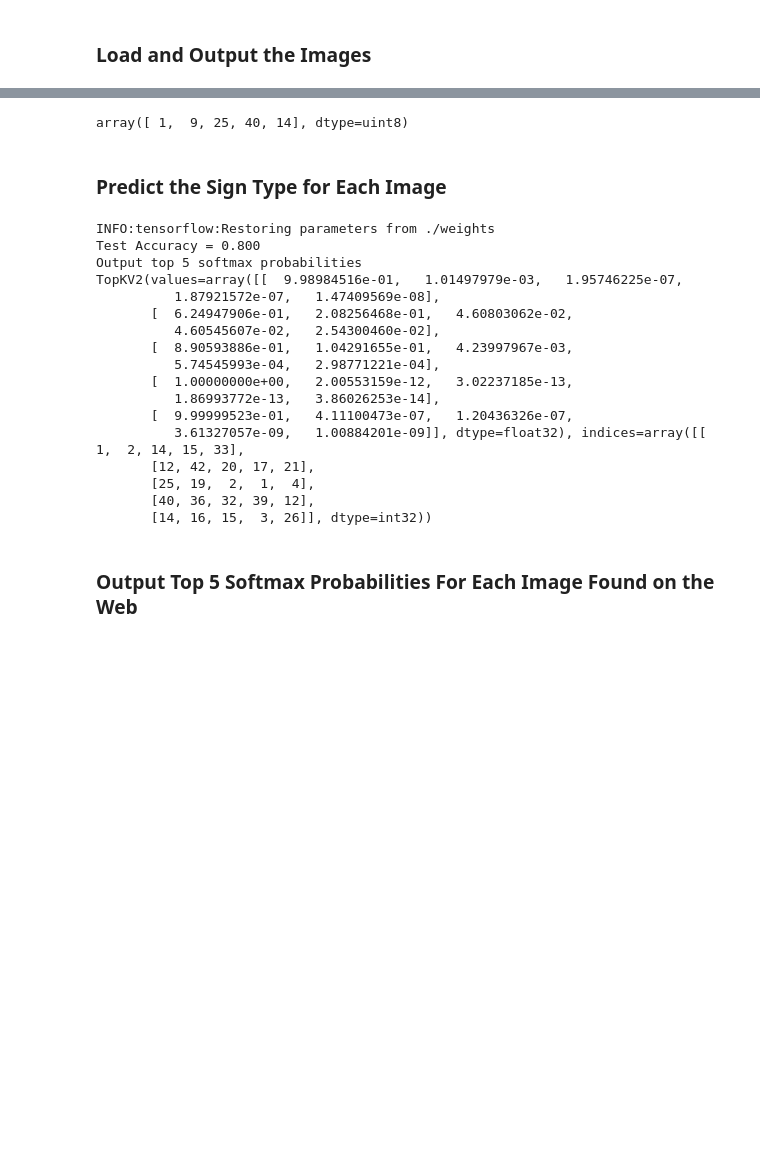
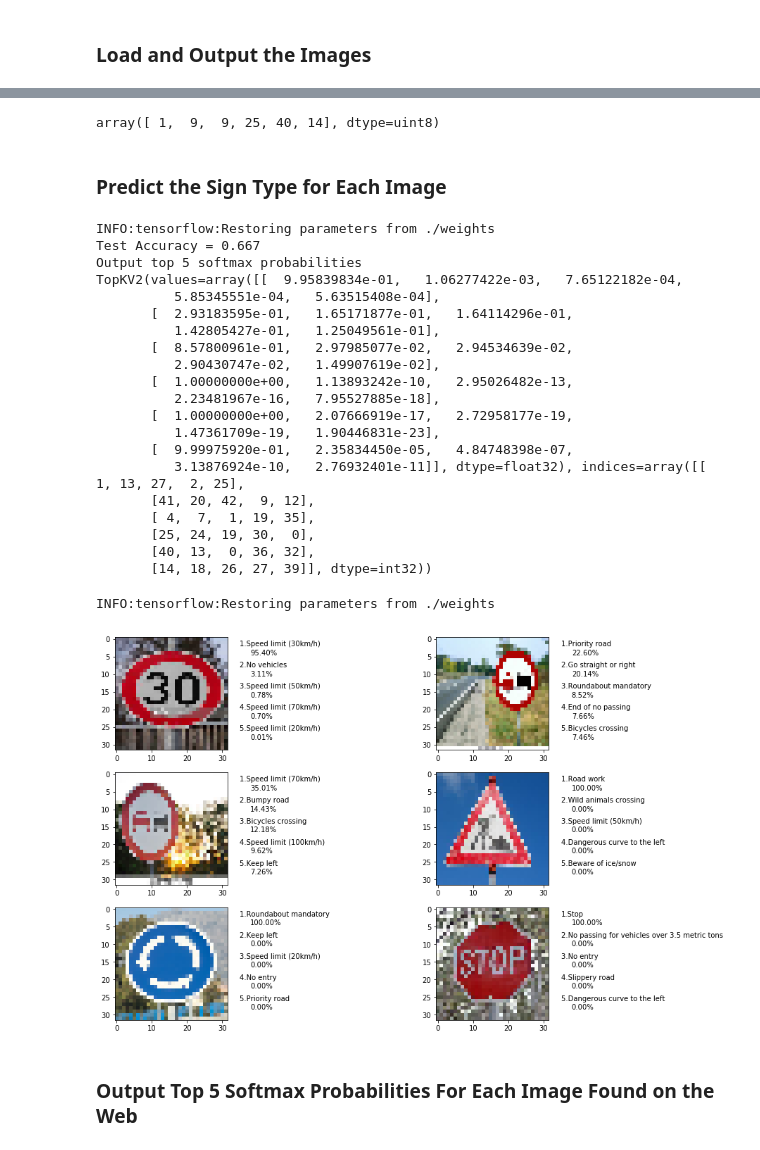
Before and after one commit to mandeep0405/CarND-Traffic-Sign-Classifier-Project, a Jupyter notebook: Traffic_Sign_Classifier.ipynb, the cells around one changed output, grey strips where cells are left out. Cells and saved outputs as stored; diff of their text form; code cells hidden in the pictures; blank space fills up the shorter version.

```diff
--- a/Traffic_Sign_Classifier.ipynb
+++ b/Traffic_Sign_Classifier.ipynb
@@ -453,7 +448,7 @@ plt.show()
 with tf.Session() as sess:
 #First let's load meta graph and restore weights
     saver.restore(sess,tf.train.latest_checkpoint('./'))
-    test_accuracy = evaluate(X_test/255, y_test)
+    test_accuracy = evaluate(X_test, y_test)
     print("Test Accuracy = {:.3f}".format(test_accuracy))
 # %% [output]
 INFO:tensorflow:Restoring parameters from ./weights
@@ -498,10 +494,10 @@ test.shape
 # %%
 ### normalize the images
 test = test/255
-test_y = np.array([1,9,25,40,14],dtype='uint8')
+test_y = np.array([1,9,9,25,40,14],dtype='uint8')
 test_y
 # %% [output]
-array([ 1,  9, 25, 40, 14], dtype=uint8)
+array([ 1,  9,  9, 25, 40, 14], dtype=uint8)
 # %% [markdown]
 ### Predict the Sign Type for Each Image
 # %%
@@ -519,22 +515,42 @@ with tf.Session() as sess:
     print(a)
 # %% [output]
 INFO:tensorflow:Restoring parameters from ./weights
-Test Accuracy = 0.800
+Test Accuracy = 0.667
 Output top 5 softmax probabilities
-TopKV2(values=array([[  9.98984516e-01,   1.01497979e-03,   1.95746225e-07,
-          1.87921572e-07,   1.47409569e-08],
-       [  6.24947906e-01,   2.08256468e-01,   4.60803062e-02,
-          4.60545607e-02,   2.54300460e-02],
-       [  8.90593886e-01,   1.04291655e-01,   4.23997967e-03,
-          5.74545993e-04,   2.98771221e-04],
-       [  1.00000000e+00,   2.00553159e-12,   3.02237185e-13,
-          1.86993772e-13,   3.86026253e-14],
-       [  9.99999523e-01,   4.11100473e-07,   1.20436326e-07,
-          3.61327057e-09,   1.00884201e-09]], dtype=float32), indices=array([[ 1,  2, 14, 15, 33],
-       [12, 42, 20, 17, 21],
-       [25, 19,  2,  1,  4],
-       [40, 36, 32, 39, 12],
-       [14, 16, 15,  3, 26]], dtype=int32))
+TopKV2(values=array([[  9.95839834e-01,   1.06277422e-03,   7.65122182e-04,
+          5.85345551e-04,   5.63515408e-04],
+       [  2.93183595e-01,   1.65171877e-01,   1.64114296e-01,
+          1.42805427e-01,   1.25049561e-01],
+       [  8.57800961e-01,   2.97985077e-02,   2.94534639e-02,
+          2.90430747e-02,   1.49907619e-02],
+       [  1.00000000e+00,   1.13893242e-10,   2.95026482e-13,
+          2.23481967e-16,   7.95527885e-18],
+       [  1.00000000e+00,   2.07666919e-17,   2.72958177e-19,
+          1.47361709e-19,   1.90446831e-23],
+       [  9.99975920e-01,   2.35834450e-05,   4.84748398e-07,
+          3.13876924e-10,   2.76932401e-11]], dtype=float32), indices=array([[ 1, 13, 27,  2, 25],
+       [41, 20, 42,  9, 12],
+       [ 4,  7,  1, 19, 35],
+       [25, 24, 19, 30,  0],
+       [40, 13,  0, 36, 32],
+       [14, 18, 26, 27, 39]], dtype=int32))
+# %%
+#tf.reset_default_graph()
+with tf.Session() as sess:
+    saver.restore(sess,tf.train.latest_checkpoint('./'))
+    top5 = sess.run(tf.nn.top_k(tf.nn.softmax(logits),5),feed_dict={x:test})
+    signnames = pd.read_csv('signnames.csv')
+    #print(signnames['SignName'][14])
+    fig = plt.figure(figsize=(15,10))
+    for (i, indices) in enumerate(top5.indices):
+        a=fig.add_subplot(3,2,i+1)
+        plt.imshow(test[i])
+        for (j,index) in enumerate (indices):
+            plt.text(35, (j*6)+2,"{}.{}".format(j+1, signnames['SignName'][index]))
+            plt.text(38, (j*6)+4.5,"{:.2%}" .format(top5.values[i][j]))
+# %% [output]
+INFO:tensorflow:Restoring parameters from ./weights
+[figure, added]
 # %% [markdown]
 ### Output Top 5 Softmax Probabilities For Each Image Found on the Web
 # %% [markdown]
```
Also changed, not shown: parts of 5 cells of this notebook, 1 other file.
